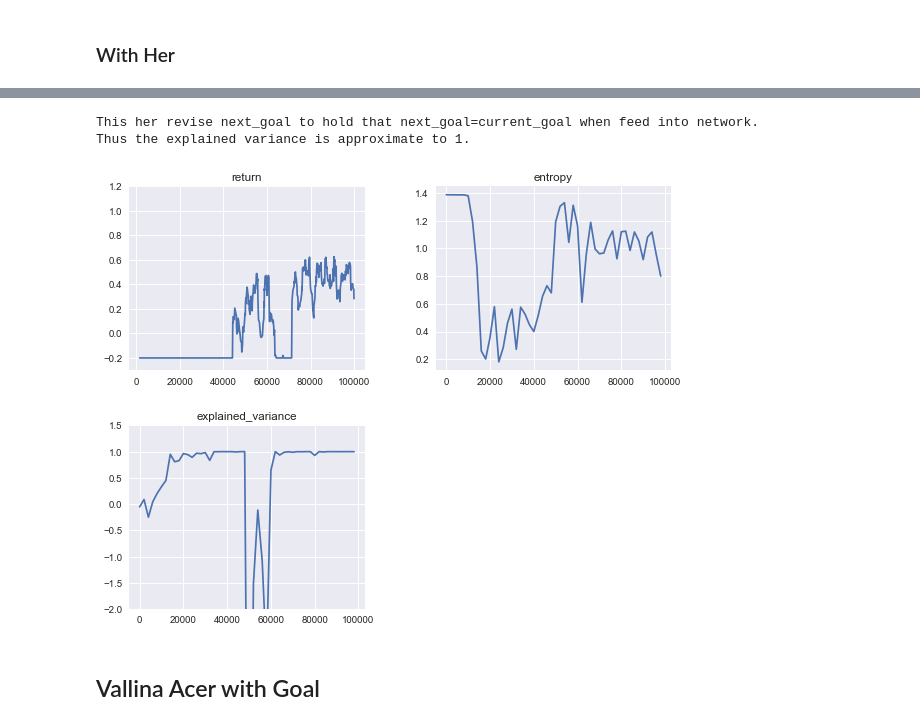
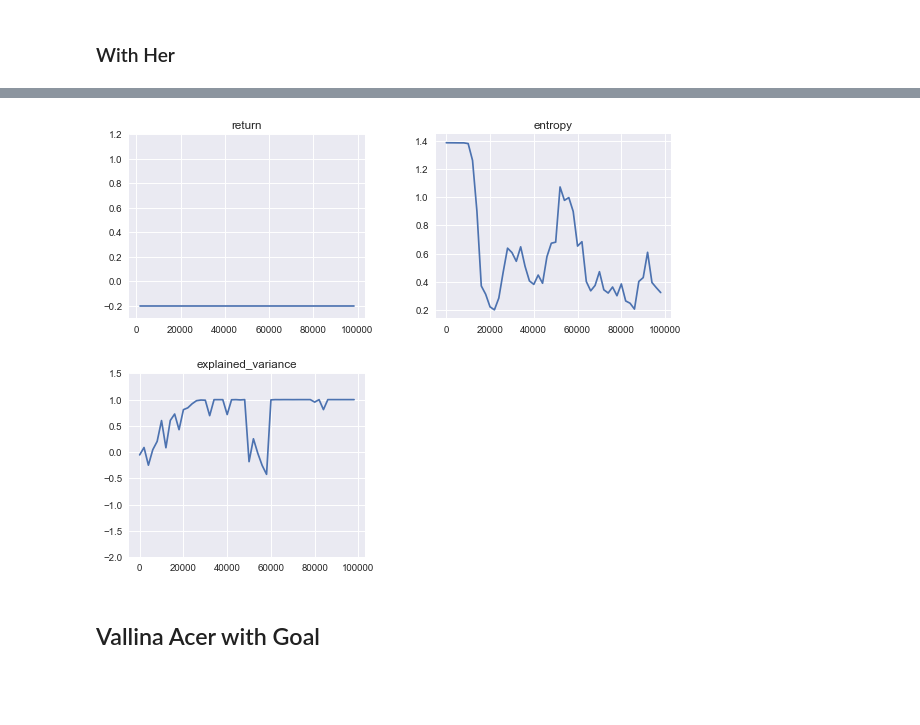
Before and after one commit to liziniu/Maze, a Jupyter notebook: visz.ipynb, the cells around one changed output, grey strips where cells are left out. Cells and saved outputs as stored; diff of their text form; code cells hidden in the pictures; blank space fills up the shorter version.

```diff
--- a/visz.ipynb
+++ b/visz.ipynb
@@ -131,12 +127,8 @@ Thus the explained variance is approximate to 1.
-# %%
-path = "/Users/liziniu/maze/logs/her2/her/2019-05-10-21-26-07-671793"
-plot_maze(path)
-print("This her revise next_goal to hold that next_goal=current_goal when feed into network.")
-print("Thus the explained variance is approximate to 1.")
-# %% [output]
-This her revise next_goal to hold that next_goal=current_goal when feed into network.
-Thus the explained variance is approximate to 1.
-[figure, removed]
+# %%
+path = "/Users/liziniu/maze/logs/her2/her/2019-05-12-14-01-39-101584"
+plot_maze(path)
+# %% [output]
+[figure, added]
 # %% [markdown]
 ## Vallina Acer with Goal
 # %% [markdown]
```
Also changed, not shown: parts of 8 cells of this notebook, 11 other files.
